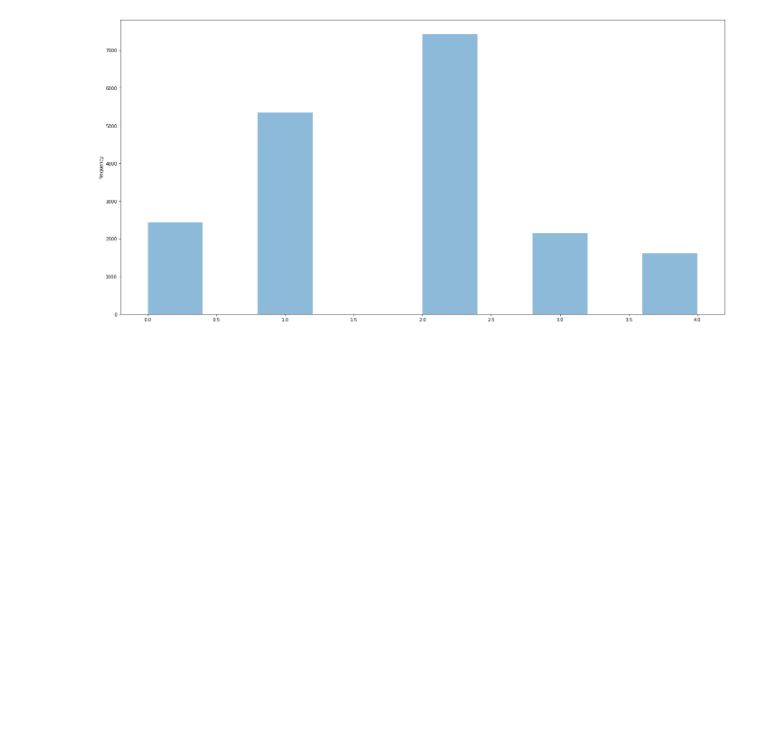
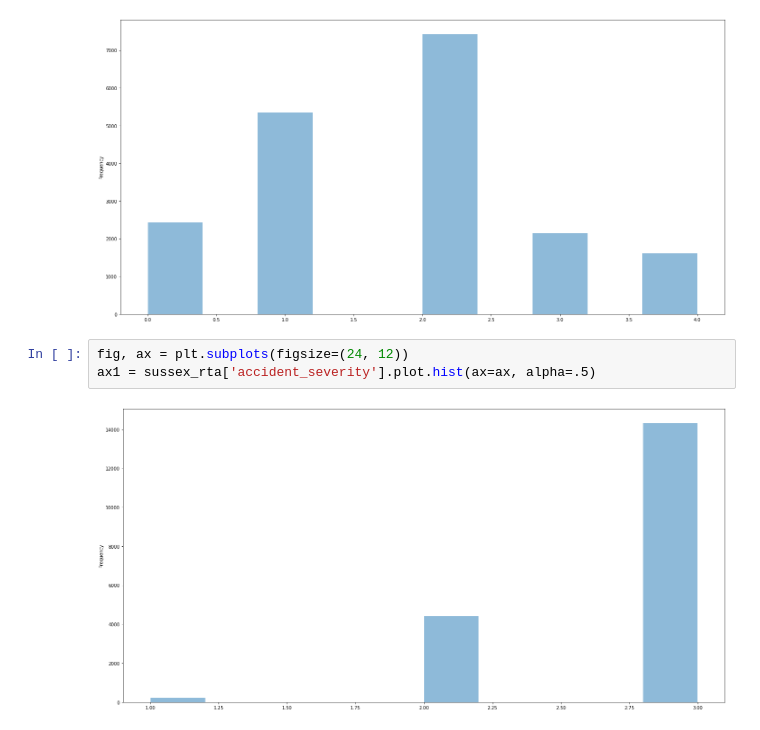
Before and after one commit to MikeHudgell/dsa, a Jupyter notebook: DSA - RTA-kmodes.ipynb, the cells around one changed output. Saved outputs shown, nothing was run; the diff lists cells and outputs as text; blank space fills up the shorter version.

```diff
--- a/DSA - RTA-kmodes.ipynb
+++ b/DSA - RTA-kmodes.ipynb
@@ -221,3 +221,8 @@ fig, ax = plt.subplots(figsize=(24, 12))
 ax1 = sussex_rta['cluster'].plot.hist(ax=ax, alpha=.5)
 # %% [output]
 [figure]
+# %%
+fig, ax = plt.subplots(figsize=(24, 12))
+ax1 = sussex_rta['accident_severity'].plot.hist(ax=ax, alpha=.5)
+# %% [output]
+[figure, added]
```
Also changed, not shown: parts of 2 cells of this notebook.
